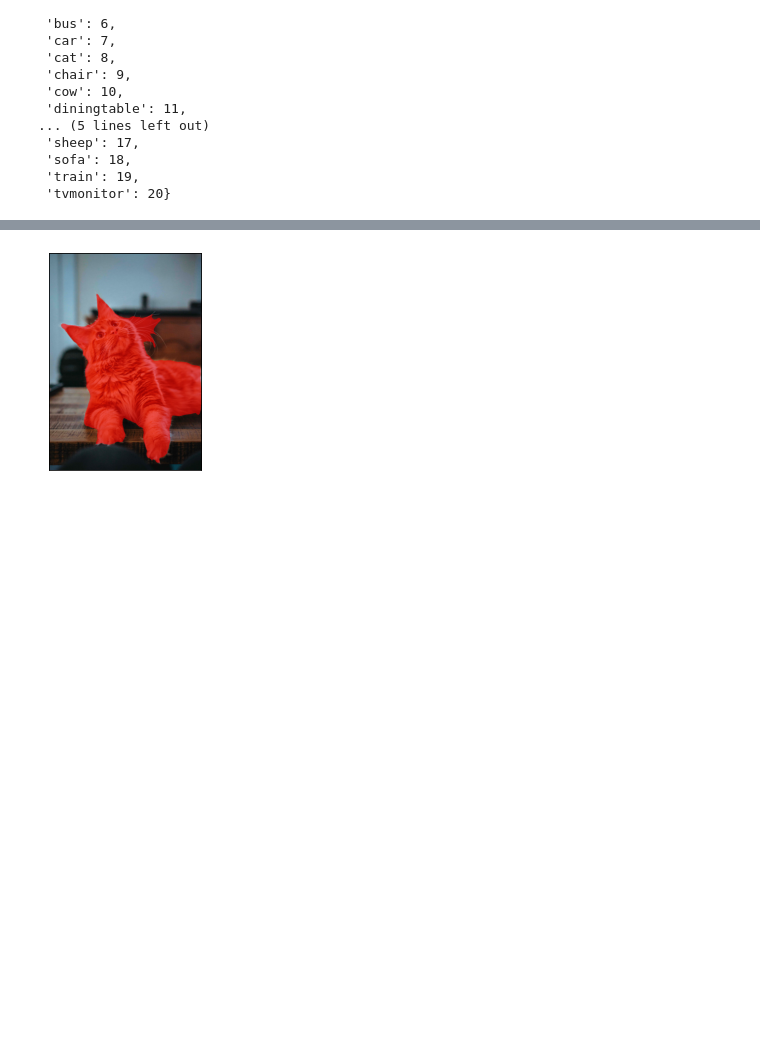
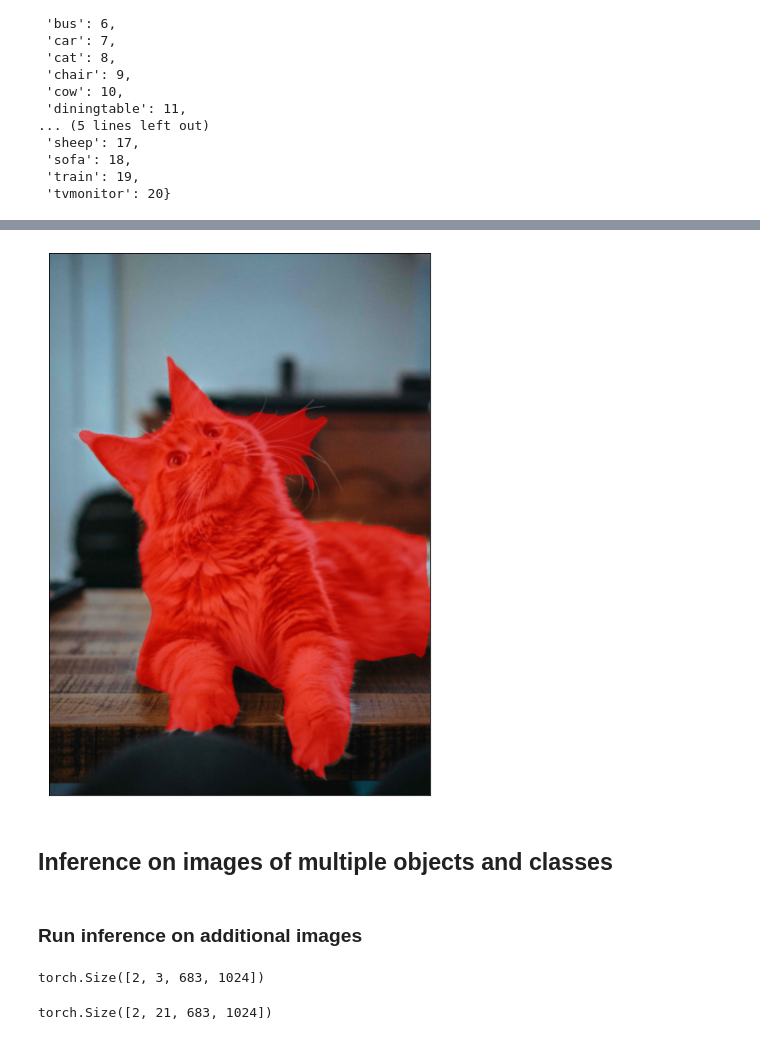
Before and after one commit to EmmaMeeus/semantic_segmentation_demo, a Jupyter notebook: inference_demo.ipynb, the cells around one changed output, grey strips where cells are left out. Drawn from its saved outputs; the diff is of its cells as text; code cells hidden in the pictures; blank space fills up the shorter version.

```diff
--- a/inference_demo.ipynb
+++ b/inference_demo.ipynb
@@ -18,10 +17,11 @@ from torchvision import transforms
 from torchvision.utils import draw_segmentation_masks
 import torchvision.transforms.functional as F
 # %%
+# A helper function for plotting the images
 def show(imgs):
     if not isinstance(imgs, list):
         imgs = [imgs]
-    fig, axs = plt.subplots(ncols=len(imgs), squeeze=False)
+    fig, axs = plt.subplots(ncols=len(imgs), squeeze=False, figsize=(10, 10))
     for i, img in enumerate(imgs):
         img = img.detach()
         img = F.to_pil_image(img)
@@ -30,6 +34,6 @@ def show(imgs):
 # %%
 # Load the image
-image = Image.open("./data/cat_image.jpg")
+image = Image.open(Path("data") / "cat.jpg")
 plt.imshow(image)
 plt.show()
 # %% [output]
@@ -126,14 +145,19 @@ plt.imshow(boolean_mask_output)
 # %%
-# Get a boolean mask for further plotting
+# Get a boolean mask for further plotting - including just the cat class
 class_dim = 1
-boolean_mask = normalized_masks.argmax(class_dim) == sem_class_to_idx["cat"]
+boolean_mask = output.argmax(class_dim) == sem_class_to_idx["cat"]
 
-# Let's plot the mask over the original image
-cat_int = read_image(str(Path("data") / "cat_image.jpg"))
+# Load the original image tensor
+cat_int = read_image(str(Path("data") / "cat.jpg"))
 
+# Plot the mask over the original image
 overlaid_mask = draw_segmentation_masks(
     cat_int, masks=boolean_mask, alpha=0.6, colors="red"
 )
 show(overlaid_mask)
 # %% [output]
-[figure, old version]
+[figure, new version]
+# %% [markdown]
+## Inference on images of multiple objects and classes
+# %% [markdown]
+### Run inference on additional images
@@ -139,0 +168,20 @@ show(overlaid_mask)
+# %%
+# Pre-process the images the same way as earlier
+def preprocessing(image):
+    return preprocess(image).unsqueeze(0)
+
+
+image_1_input = preprocessing(image_1)
+image_2_input = preprocessing(image_2)
+
+# Stack the images into a batch
+batch = torch.stack([image_1_input, image_2_input]).squeeze()
+batch.shape
+# %% [output]
+torch.Size([2, 3, 683, 1024])
+# %%
+# Get the model output
+output = dlab_model(batch)["out"]
+output.shape
+# %% [output]
+torch.Size([2, 21, 683, 1024])
```
Also changed, not shown: parts of 19 cells of this notebook, 6 other files.
